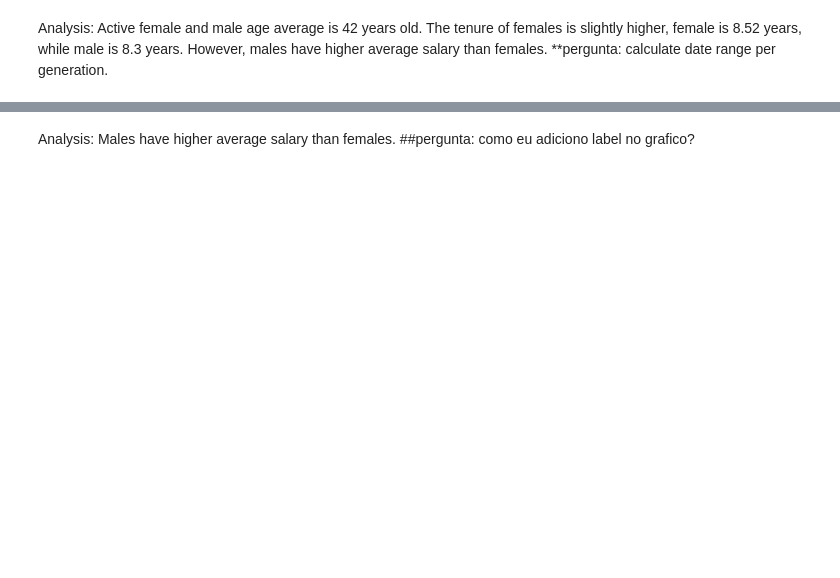
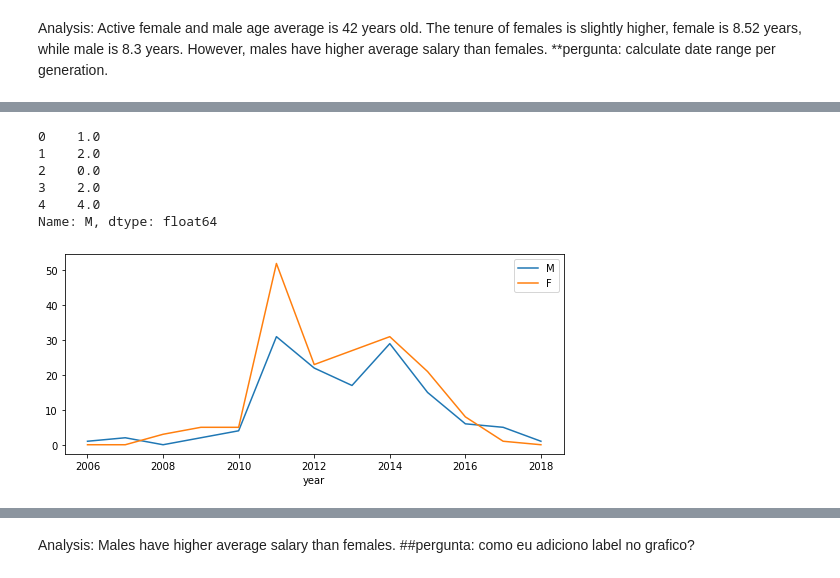
Before and after one commit to rossettifla/HRPythonproject, a Jupyter notebook: Genderdifferencesproject.ipynb, the cells around one changed output, grey strips where cells are left out. Saved outputs shown, nothing was run; the diff lists cells and outputs as text; code cells hidden in the pictures; blank space fills up the shorter version.

```diff
--- a/Genderdifferencesproject.ipynb
+++ b/Genderdifferencesproject.ipynb
@@ -222,0 +197,4 @@ df.groupby(['Sex','year']).Sex.agg(['count']).plot(legend=True)
+# %%
+hiring_df=df.groupby(['year','Sex']).size().unstack().reset_index()
+
+hiring_df.head()
@@ -222,0 +208,24 @@ df.groupby(['Sex','year']).Sex.agg(['count']).plot(legend=True)
+# %%
+hiring_df.columns
+hiring_df = hiring_df.rename(columns={'M ': 'M'})
+hiring_df['M'] = hiring_df['M'].replace(np.nan, 0)
+hiring_df['F'] = hiring_df['F'].replace(np.nan, 0)
+# %%
+hiring_df.M.head()
+# %% [output]
+0    1.0
+1    2.0
+2    0.0
+3    2.0
+4    4.0
+Name: M, dtype: float64
+# %%
+ax = plt.gca()
+
+#use plot() method on the dataframe
+hiring_df.plot( x = 'year' , y = 'M', ax = ax )
+hiring_df.plot( x = 'year' , y = 'F' , ax = ax )
+
+plt.show()
+# %% [output]
+[figure, added]
```
Also changed, not shown: parts of 12 cells of this notebook.
